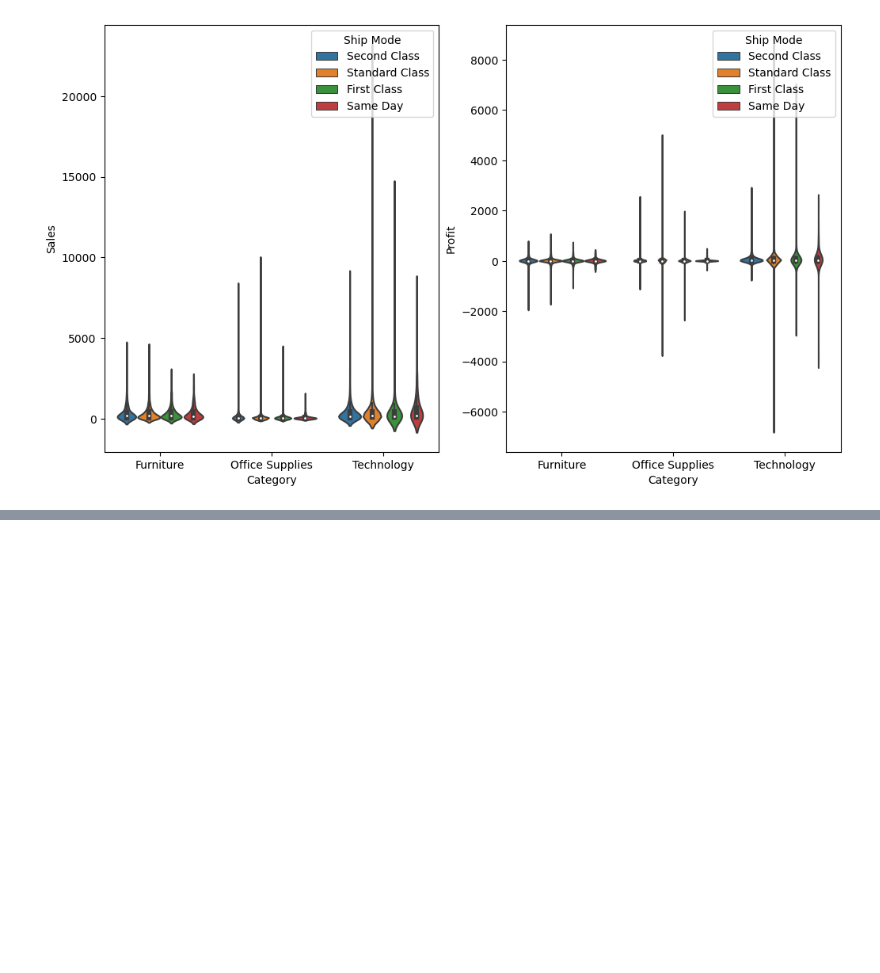
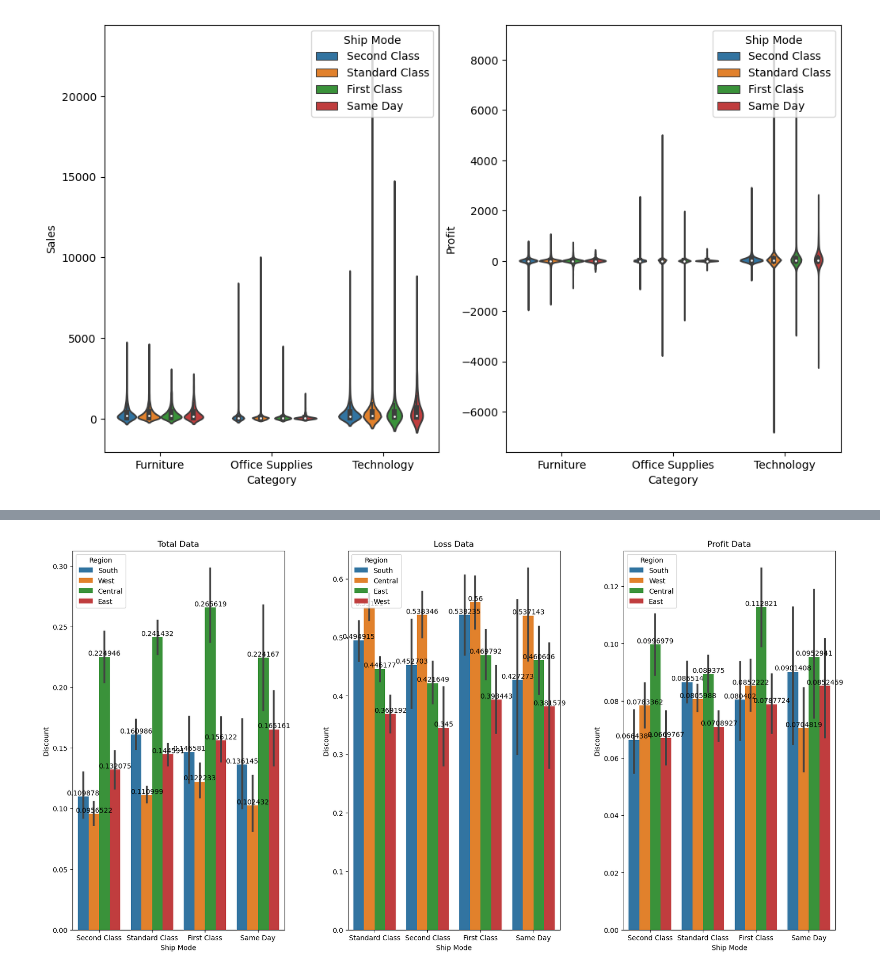
Before and after one commit to gokulrajar15/Data-visualization-python-library, a Jupyter notebook: Superstore project.ipynb, the cells around one changed output, grey strips where cells are left out. Drawn from its saved outputs; the diff is of its cells as text; code cells hidden in the pictures; blank space fills up the shorter version.

```diff
--- a/Superstore project.ipynb
+++ b/Superstore project.ipynb
@@ -289,0 +324,20 @@ sns.swarmplot(data = d, x = 'Segment', y= 'Profit')
+# %%
+plt.figure(figsize = (20,10))
+plt.subplots_adjust(wspace=0.3)
+plt.subplot(1,3,1)
+plt.title("Total Data")
+x = sns.barplot(data=d, x='Ship Mode', y = 'Discount',hue = "Region", estimator = np.mean)
+for i in x.containers:
+    x.bar_label(i,)
+plt.subplot(1,3,2)
+plt.title("Loss Data")
+y = sns.barplot(data=loss, x='Ship Mode', y = 'Discount',hue = "Region", estimator = np.mean)
+for i in y.containers:
+    y.bar_label(i,)
+plt.subplot(1,3,3)
+plt.title("Profit Data")
+z = sns.barplot(data=profit, x='Ship Mode', y = 'Discount',hue = "Region", estimator = np.mean)
+for i in z.containers:
+    z.bar_label(i,)
+# %% [output]
+[figure, added]
```
Also changed, not shown: parts of 3 cells of this notebook.
